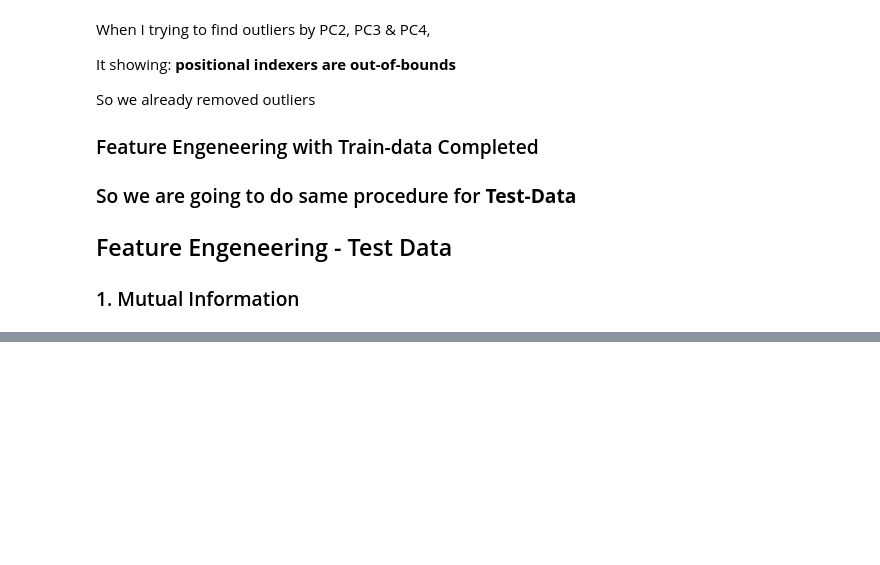
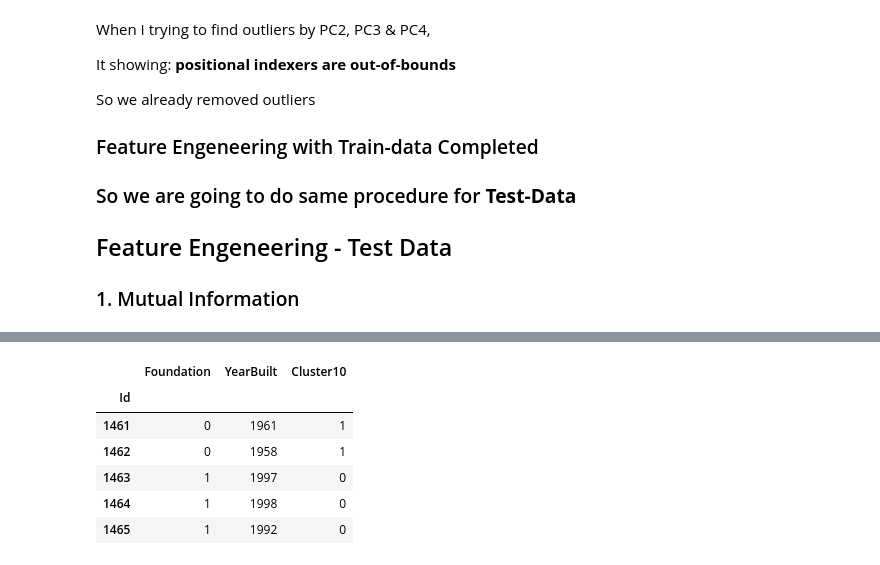
Before and after one commit to naseemap47/predictHousePrices-MachineLearning-python, a Jupyter notebook: jupyter_notebook.ipynb, the cells around one changed output, grey strips where cells are left out. Drawn from its saved outputs; the diff is of its cells as text; code cells hidden in the pictures; blank space fills up the shorter version.

Commit message:
clustering - test data completed

```diff
--- a/jupyter_notebook.ipynb
+++ b/jupyter_notebook.ipynb
@@ -2329,0 +2335,28 @@ data_test = data_test.drop(['YrSold', 'MoSold', 'PoolArea',
+# %%
+# make all categorical columns to number, it will help to find heatmap and clusters
+data_test = data_test.copy()
+# label encoding for categoricals
+for colname in data_test.select_dtypes('object'):
+    data_test[colname], _ = data_test[colname].factorize()
+
+# all discrete features should now have integer dtypes (double-check this before using MI)
+discrete_features = data_test.dtypes == int
+# %%
+cluster_cols(data_test, 'OverallQual', 'LowQualFinSF', 6, 'Cluster1')
+cluster_cols(data_test, 'OverallQual', 'KitchenAbvGr', 8, 'Cluster2')
+cluster_cols(data_test, 'OverallQual', 'HalfBath', 3, 'Cluster3')
+cluster_cols(data_test, 'OverallQual', 'YearBuilt', 7, 'Cluster4')
+cluster_cols(data_test, 'OverallQual', 'GarageYrBlt', 3, 'Cluster5')
+cluster_cols(data_test, 'TotalBsmtSF', '1stFlrSF', 6, 'Cluster6')
+cluster_cols(data_test, 'FullBath', 'GrLivArea', 6, 'Cluster7')
+cluster_cols(data_test, 'GarageType', 'GarageQual', 4, 'Cluster8')
+cluster_cols(data_test, 'GarageType', 'GarageCond', 4, 'Cluster9')
+cluster_cols(data_test, 'Foundation', 'YearBuilt', 9, 'Cluster10')
+# %% [output]
+|  | Foundation | YearBuilt | Cluster10 |
+| Id |  |  |  |
+| 1461 | 0 | 1961 | 1 |
+| 1462 | 0 | 1958 | 1 |
+| 1463 | 1 | 1997 | 0 |
+| 1464 | 1 | 1998 | 0 |
+| 1465 | 1 | 1992 | 0 |
```
Also changed, not shown: parts of 1 cell of this notebook.
